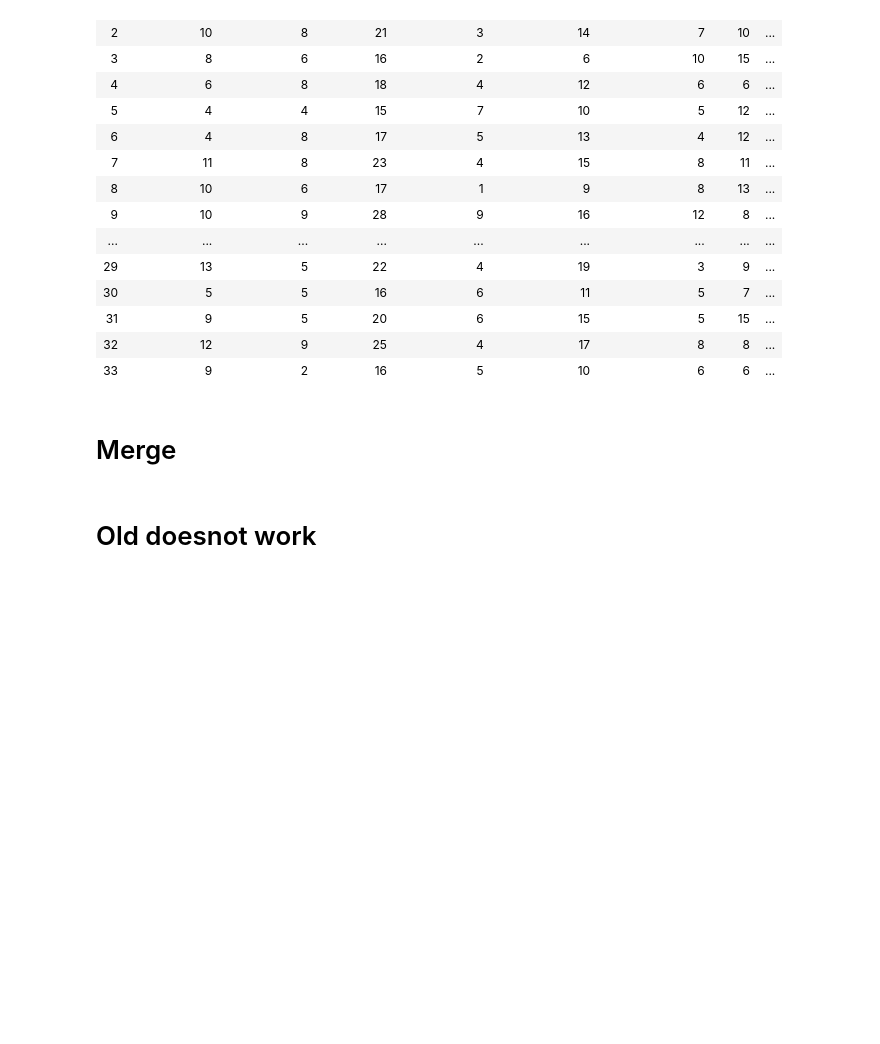
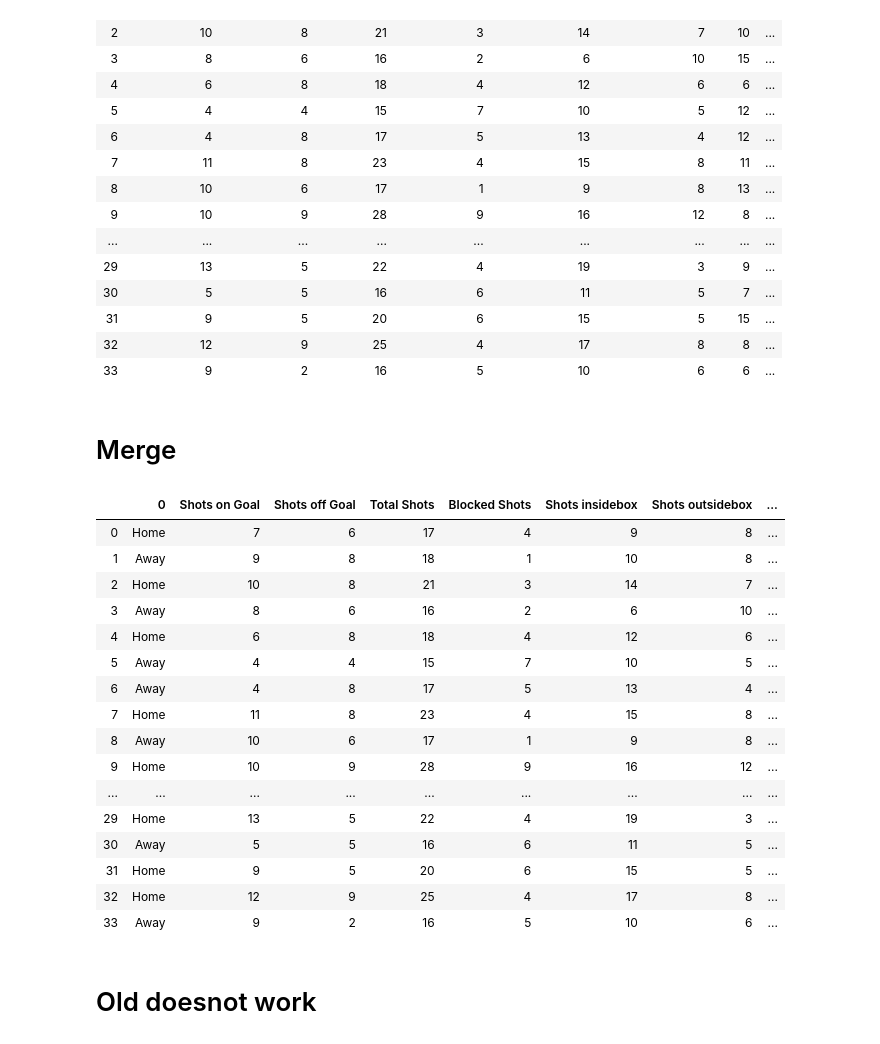
Before and after one commit to Sanka101/Project-Week-5-Your-Own-Project, a Jupyter notebook: your-project/Cleaning_Ajax.ipynb, the cells around one changed output. Saved outputs shown, nothing was run; the diff lists cells and outputs as text; code cells hidden in the pictures; blank space fills up the shorter version.

```diff
--- a/your-project/Cleaning_Ajax.ipynb
+++ b/your-project/Cleaning_Ajax.ipynb
@@ -1026,6 +1026,26 @@ home = pd.DataFrame(home)
 final = pd.merge(home,first, left_index=True, right_index= True)
 # %%
 final.to_csv("Raw_Data/ajax_final_clean.csv", sep=',')
+# %%
+final
+# %% [output]
+|  | 0 | Shots on Goal | Shots off Goal | Total Shots | Blocked Shots | Shots insidebox | Shots outsidebox | ... |
+| 0 | Home | 7 | 6 | 17 | 4 | 9 | 8 | ... |
+| 1 | Away | 9 | 8 | 18 | 1 | 10 | 8 | ... |
+| 2 | Home | 10 | 8 | 21 | 3 | 14 | 7 | ... |
+| 3 | Away | 8 | 6 | 16 | 2 | 6 | 10 | ... |
+| 4 | Home | 6 | 8 | 18 | 4 | 12 | 6 | ... |
+| 5 | Away | 4 | 4 | 15 | 7 | 10 | 5 | ... |
+| 6 | Away | 4 | 8 | 17 | 5 | 13 | 4 | ... |
+| 7 | Home | 11 | 8 | 23 | 4 | 15 | 8 | ... |
+| 8 | Away | 10 | 6 | 17 | 1 | 9 | 8 | ... |
+| 9 | Home | 10 | 9 | 28 | 9 | 16 | 12 | ... |
+| ... | ... | ... | ... | ... | ... | ... | ... | ... |
+| 29 | Home | 13 | 5 | 22 | 4 | 19 | 3 | ... |
+| 30 | Away | 5 | 5 | 16 | 6 | 11 | 5 | ... |
+| 31 | Home | 9 | 5 | 20 | 6 | 15 | 5 | ... |
+| 32 | Home | 12 | 9 | 25 | 4 | 17 | 8 | ... |
+| 33 | Away | 9 | 2 | 16 | 5 | 10 | 6 | ... |
 # %% [markdown]
 # Old doesnot work
 # %%
```
Also changed, not shown: 11 other files.
